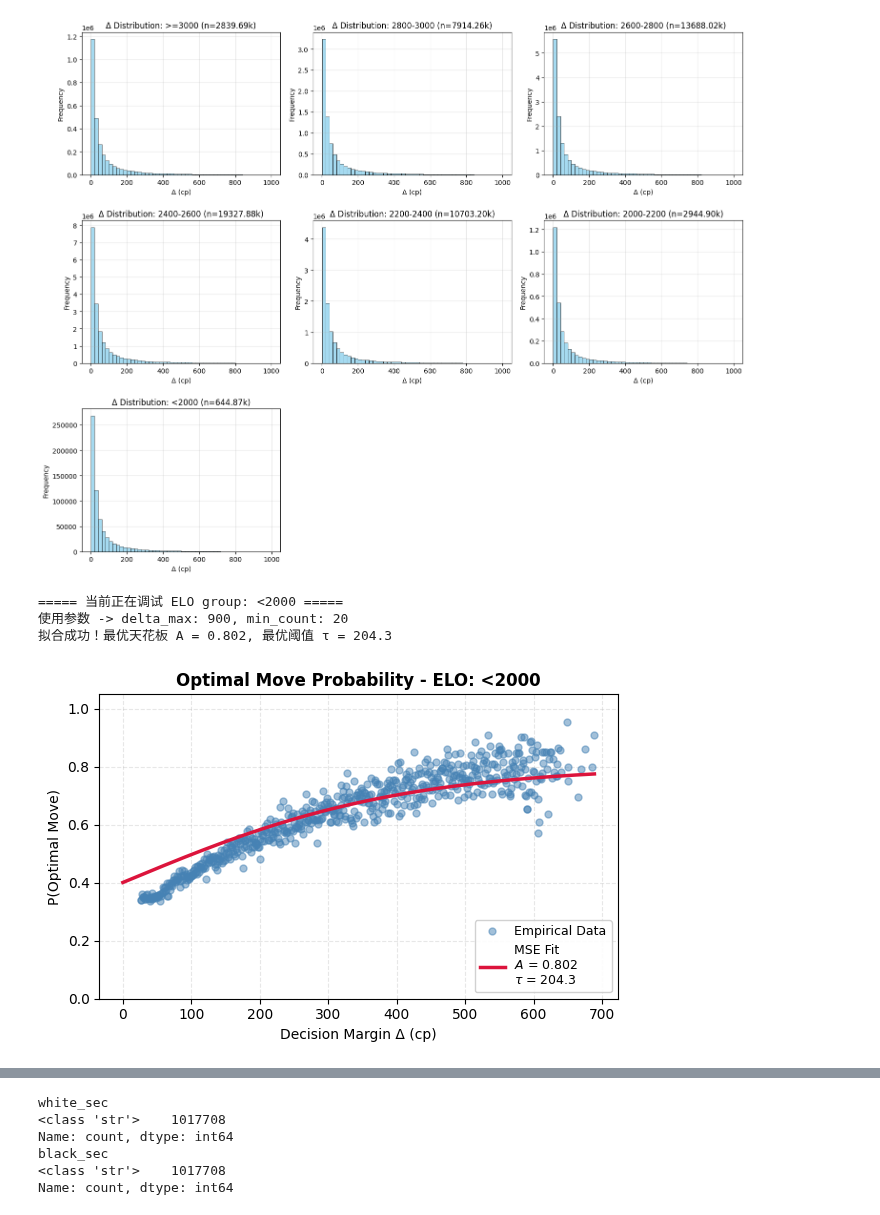
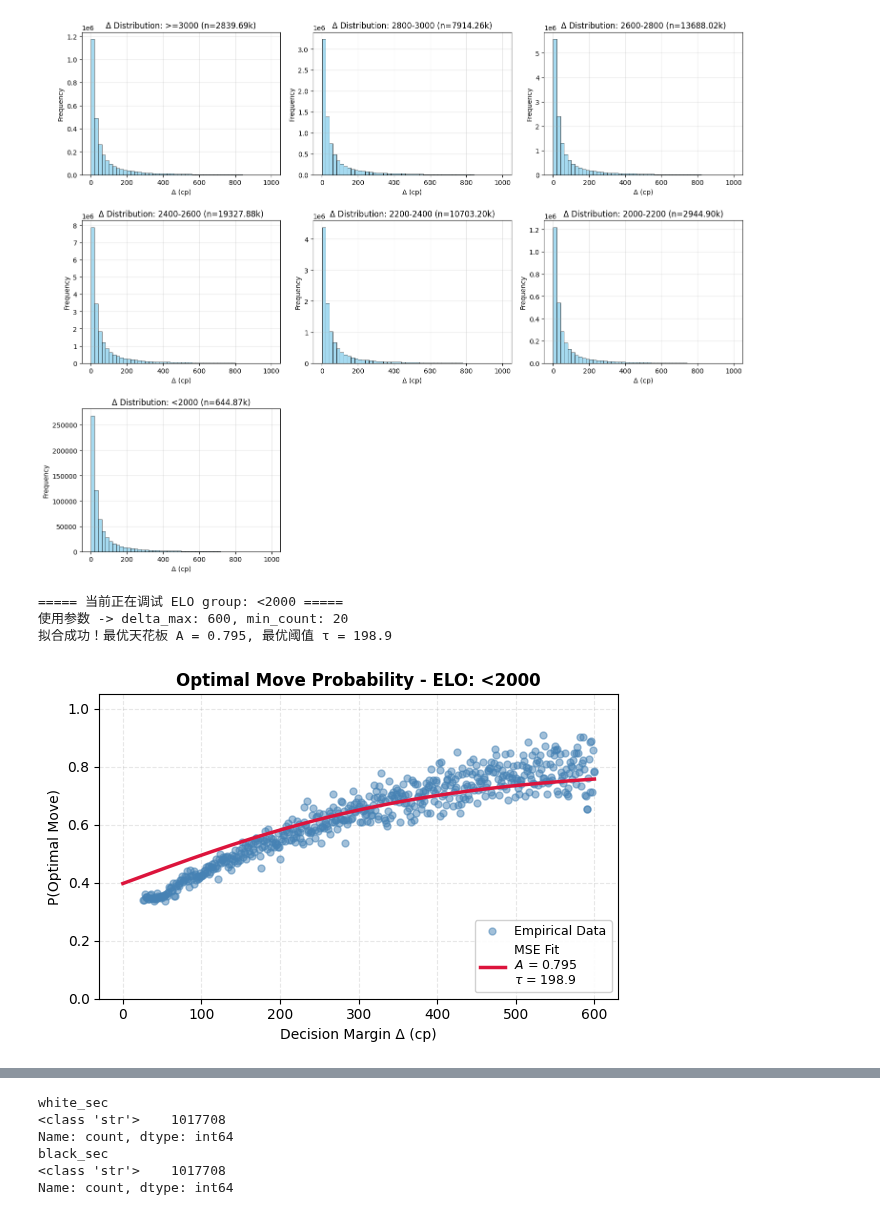
Before and after one commit to zZimablueee/Chess, a Jupyter notebook: complexity/delta_0/delta1.ipynb, the cells around one changed output, grey strips where cells are left out. Saved outputs shown, nothing was run; the diff lists cells and outputs as text; code cells hidden in the pictures.

```diff
--- a/complexity/delta_0/delta1.ipynb
+++ b/complexity/delta_0/delta1.ipynb
@@ -817,7 +817,7 @@ def theoretical_logistic(delta, A, tau):
     exponent = np.clip(-delta/tau, -700, 700)
     return A/(1+ np.exp(exponent))
 
-def empirical_curve(df, group_name, delta_min = 30, delta_max = 800, min_count = 100):
+def empirical_curve(df, group_name, delta_min = 30, delta_max = 600, min_count = 100):
     group_df = df[(df['ELO_Group'] == group_name) & (df['Is_Forced'] == 0)]
     group_df = group_df[(group_df['Δ'] > delta_min) & (group_df['Δ'] <= delta_max)]
     if group_df.empty: return None
@@ -855,7 +855,7 @@ all_prob_curves = {}
 results = {}
 # %%
 g = '<2000'
-d_max = 900
+d_max = 600
 m_cnt = 20
 
 print(f'\n===== 当前正在调试 ELO group: {g} =====')
@@ -878,36 +878,36 @@ else:
         print('⚠️ 拟合失败，请检查数据分布。')
     else:
         print(f'拟合成功！最优天花板 A = {A:.3f}, 最优阈值 τ = {tau:.1f}')
         plt.figure(figsize=(6, 4))
 
         x_data = prob_df['Δ'].values
         y_data = prob_df['P_Optimal'].values
 
         # 散点
         plt.plot(x_data, y_data, 'o', color='steelblue', alpha=0.5, markersize=5, label='Empirical Data')
 
         # 曲线
         x_smooth = np.linspace(0, x_data.max(), 200)
         y_smooth = theoretical_logistic(x_smooth, A, tau)
 
         fit_label = f'MSE Fit\n$A$ = {A:.3f}\n$\\tau$ = {tau:.1f}'
         plt.plot(x_smooth, y_smooth, '-', color='crimson', lw=2.5, label=fit_label)
 
         # 排版
         plt.title(f'Optimal Move Probability - ELO: {g}', fontsize=12, fontweight='bold')
         plt.xlabel('Decision Margin Δ (cp)', fontsize=10)
         plt.ylabel('P(Optimal Move)', fontsize=10)
         plt.ylim(0, 1.05)
 
         plt.legend(loc='lower right', fontsize=9, framealpha=0.9)
         plt.grid(alpha=0.3, linestyle='--')
         plt.tight_layout()
         plt.show()
 # %% [output]
 ===== 当前正在调试 ELO group: <2000 =====
-使用参数 -> delta_max: 900, min_count: 20
-拟合成功！最优天花板 A = 0.802, 最优阈值 τ = 204.3
+使用参数 -> delta_max: 600, min_count: 20
+拟合成功！最优天花板 A = 0.795, 最优阈值 τ = 198.9
-[figure, old version]
+[figure, new version]
 # %%
 # 定制每个组的参数
 group_configs = {
```
Also changed, not shown: parts of 5 cells of this notebook, 2 other files.
